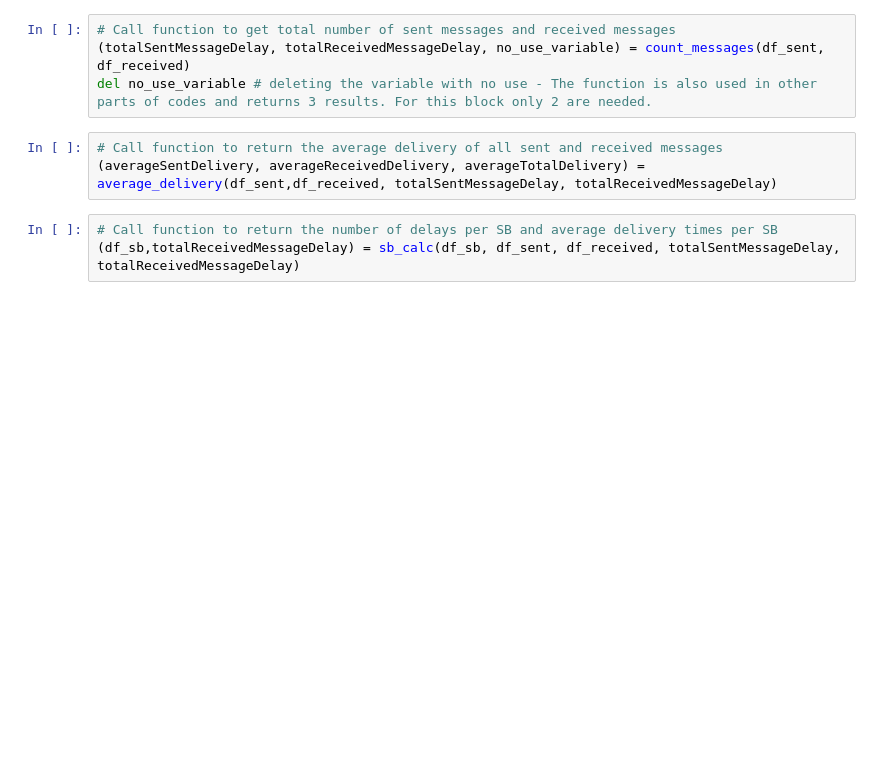
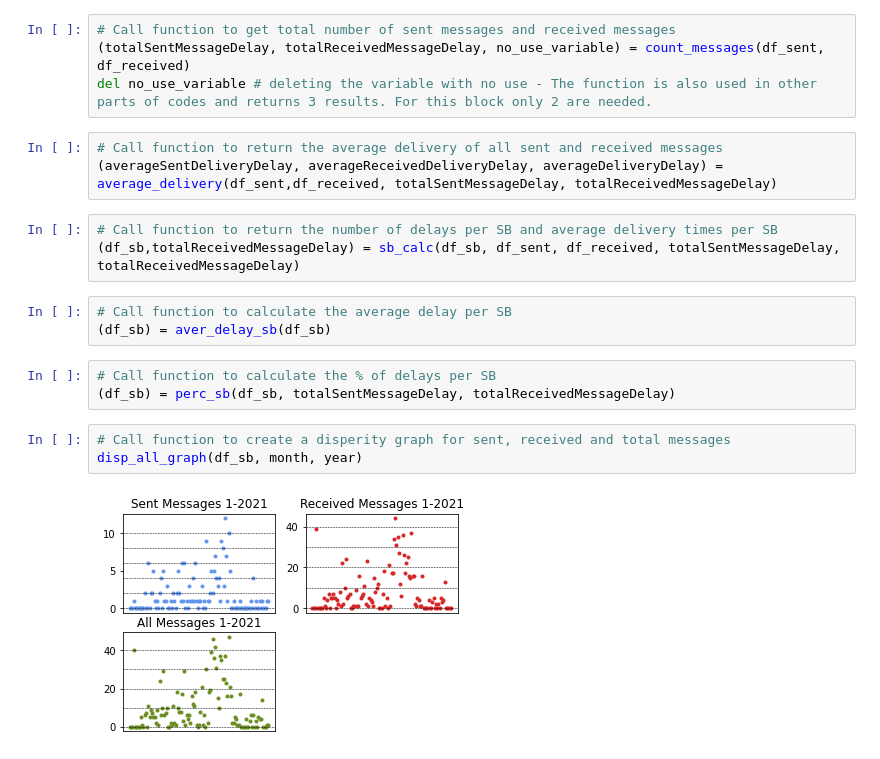
Before and after one commit to dacoster90/Communication-Analyzer, a Jupyter notebook: january_2021.ipynb, the cells around one changed output. Saved outputs shown, nothing was run; the diff lists cells and outputs as text; blank space fills up the shorter version.

```diff
--- a/january_2021.ipynb
+++ b/january_2021.ipynb
@@ -43,7 +44,18 @@ dens_graph(df_sent, df_received, month, year)
 del no_use_variable # deleting the variable with no use - The function is also used in other parts of codes and returns 3 results. For this block only 2 are needed.
 # %%
 # Call function to return the average delivery of all sent and received messages
-(averageSentDelivery, averageReceivedDelivery, averageTotalDelivery) = average_delivery(df_sent,df_received, totalSentMessageDelay, totalReceivedMessageDelay)
+(averageSentDeliveryDelay, averageReceivedDeliveryDelay, averageDeliveryDelay) = average_delivery(df_sent,df_received, totalSentMessageDelay, totalReceivedMessageDelay)
 # %%
 # Call function to return the number of delays per SB and average delivery times per SB
 (df_sb,totalReceivedMessageDelay) = sb_calc(df_sb, df_sent, df_received, totalSentMessageDelay, totalReceivedMessageDelay)
+# %%
+# Call function to calculate the average delay per SB
+(df_sb) = aver_delay_sb(df_sb)
+# %%
+# Call function to calculate the % of delays per SB
+(df_sb) = perc_sb(df_sb, totalSentMessageDelay, totalReceivedMessageDelay)
+# %%
+# Call function to create a disperity graph for sent, received and total messages
+disp_all_graph(df_sb, month, year)
+# %% [output]
+[figure, added]
```
Also changed, not shown: parts of 11 cells of this notebook, 1 other file.
